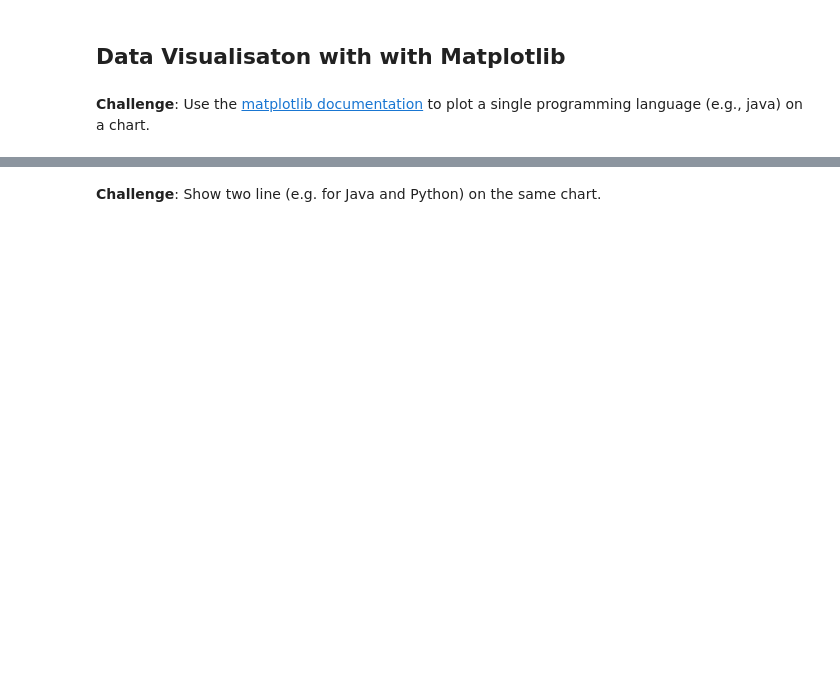
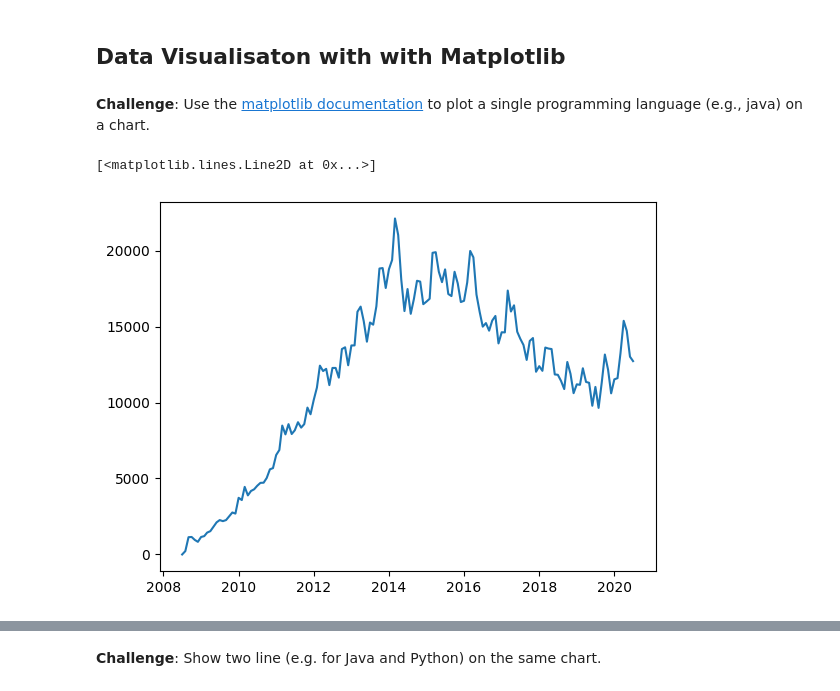
Before and after one commit to itsrabinbhat/100DaysofPython, a Jupyter notebook: data_analysis/Programming_Languages.ipynb, the cells around one changed output, grey strips where cells are left out. Saved outputs shown, nothing was run; the diff lists cells and outputs as text; code cells hidden in the pictures; blank space fills up the shorter version.

Commit message:
data visualization: data was plotted in line graph using matplotlib

```diff
--- a/data_analysis/Programming_Languages.ipynb
+++ b/data_analysis/Programming_Languages.ipynb
@@ -241,3 +214,8 @@ dtype: int64
 ## Data Visualisaton with with Matplotlib
 # %% [markdown]
 **Challenge**: Use the [matplotlib documentation](https://matplotlib.org/3.2.1/api/_as_gen/matplotlib.pyplot.plot.html#matplotlib.pyplot.plot) to plot a single programming language (e.g., java) on a chart.
+# %%
+plt.plot(reshaped_df.index, reshaped_df.java)
+# %% [output]
+[<matplotlib.lines.Line2D at 0x...>]
+[figure, added]
```
Also changed, not shown: parts of 13 cells of this notebook.
